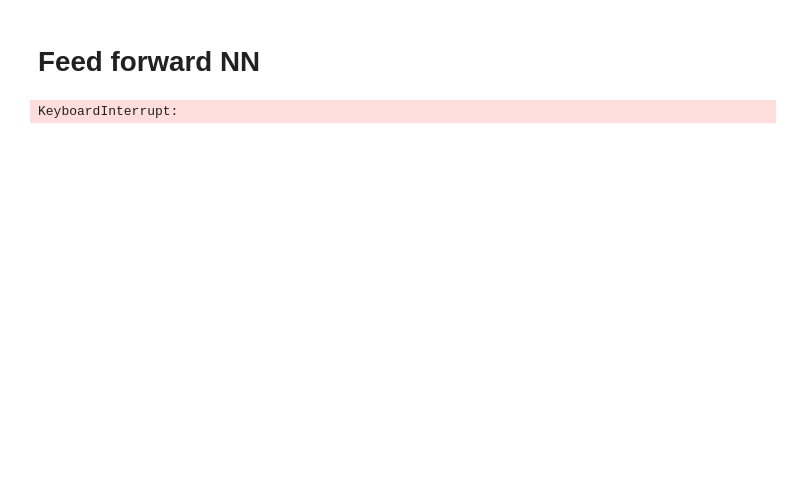
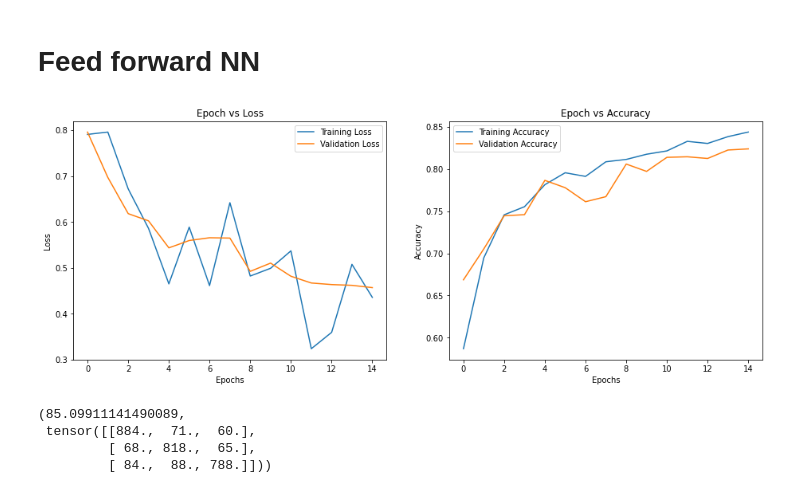
Before and after one commit to jabrantley/Deep-Learning, a Jupyter notebook: 3_NN_ImageClassification_Better.ipynb, the cells around one changed output. Saved outputs shown, nothing was run; the diff lists cells and outputs as text; code cells hidden in the pictures; blank space fills up the shorter version.

```diff
--- a/3_NN_ImageClassification_Better.ipynb
+++ b/3_NN_ImageClassification_Better.ipynb
@@ -105,7 +158,7 @@ def train(model, device, train_loader, validation_loader, epochs, criterion, opt
                 correct += (predicted == target).sum().item()
 
         # Append the loss
-        train_loss.append(loss)
+        train_loss.append(loss.item())
         train_acc.append(correct/total)
 
         # Evaluate on validation data
@@ -183,11 +236,11 @@ torch.Size([64, 3, 512, 512])
 # %%
 # Just linear layers with relu activation
 class FFN(nn.Module):
-  def __init__(self):
+  def __init__(self,input_size=3*512*512,num_classes=3):
     super(FFN, self).__init__()
-    self.fc1 = nn.Linear(3*512*512, 512)
+    self.fc1 = nn.Linear(input_size, 512)
     self.fc2 = nn.Linear(512, 64)
-    self.fc3 = nn.Linear(64, 3)
+    self.fc3 = nn.Linear(64, num_classes)
 
   def forward(self, x):
     x = torch.flatten(x,1)
@@ -201,17 +254,18 @@ class FFN(nn.Module):
 
 # Add batch norm and dropout
 class FFN_BN(nn.Module):
-  def __init__(self,):
+  def __init__(self,input_size=3*512*512,num_classes=3):
     super(FFN_BN, self).__init__()
     # Linear layers
-    self.fc1 = nn.Linear(3*512*512, 512)
+    self.fc1 = nn.Linear(input_size, 512)
     self.fc2 = nn.Linear(512, 64)
     self.fc3 = nn.Linear(64, 32)
-    self.fc3 = nn.Linear(32, 3)
+    self.fc4 = nn.Linear(32, num_classes)
 
     # Add batch norm
     self.bn1 = nn.BatchNorm1d(512)
     self.bn2 = nn.BatchNorm1d(64)
+    self.bn3 = nn.BatchNorm1d(32)
     self.dropout = nn.Dropout(0.5)
 
   def forward(self, x):
@@ -222,15 +276,27 @@ class FFN_BN(nn.Module):
     x = self.fc2(x)
     x = self.bn2(x)
     x = F.relu(x)
+    x = self.fc3(x)
+    x = self.bn3(x)
+    x = F.relu(x)
     x = self.dropout(x)
-    x = self.fc3(x)
+    x = self.fc4(x)
     output = F.log_softmax(x, dim=1)
     return output
 # %%
-net = FFN().to(dev)
+net = FFN(input_size=np.prod(example_data.shape[1:])).to(dev)
 criterion = nn.CrossEntropyLoss()
 optimizer = optim.Adam(net.parameters(),lr=1e-4,weight_decay=0.0001)
 num_epochs = 15
 train_loss, train_acc, validation_loss, validation_acc = train(net, dev, train_loader, validate_loader, num_epochs, criterion, optimizer)
-# %% [output]
-KeyboardInterrupt:
+# %%
+plot_loss_accuracy(train_loss, train_acc, validation_loss, validation_acc)
+# %% [output]
+[figure, added]
+# %%
+test(net,dev, test_loader,num_classes=num_classes)
+# %% [output]
+(85.09911141490089,
+ tensor([[884.,  71.,  60.],
+         [ 68., 818.,  65.],
+         [ 84.,  88., 788.]]))
```
Also changed, not shown: parts of 10 cells of this notebook, 4 other files.
